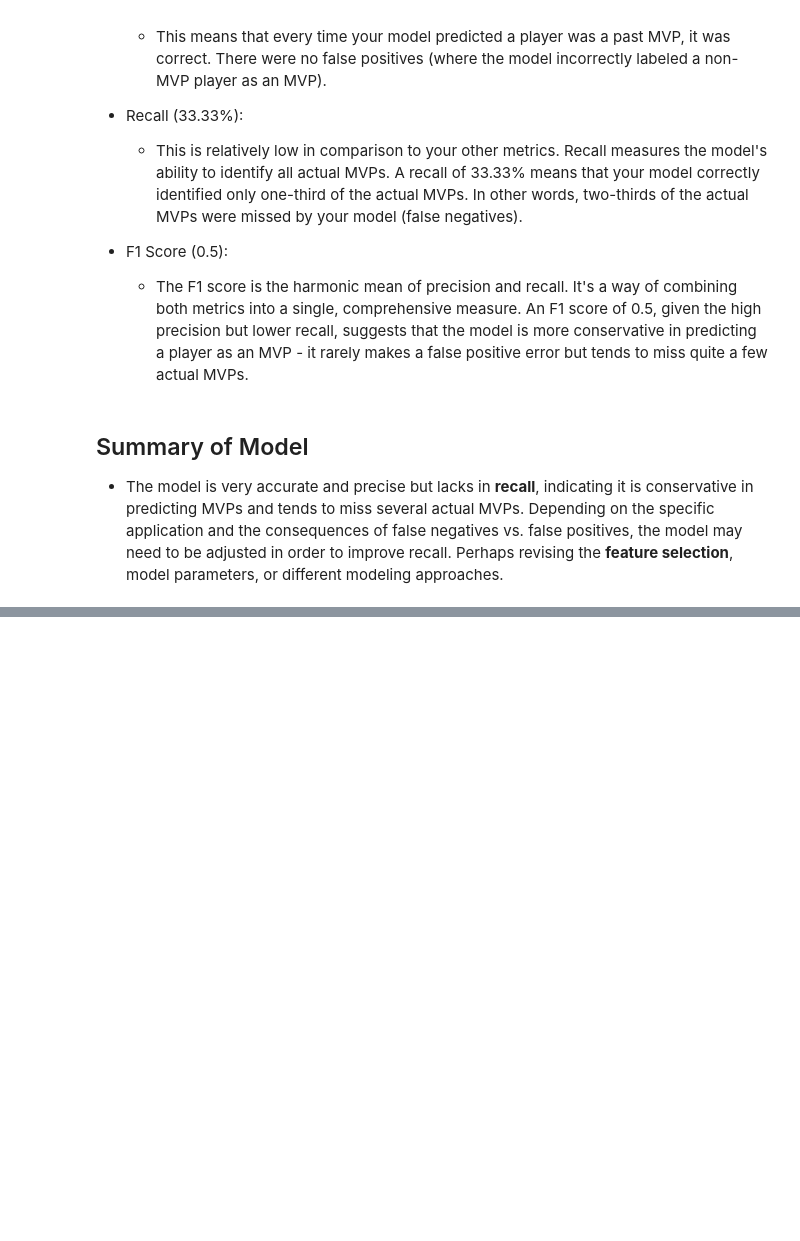
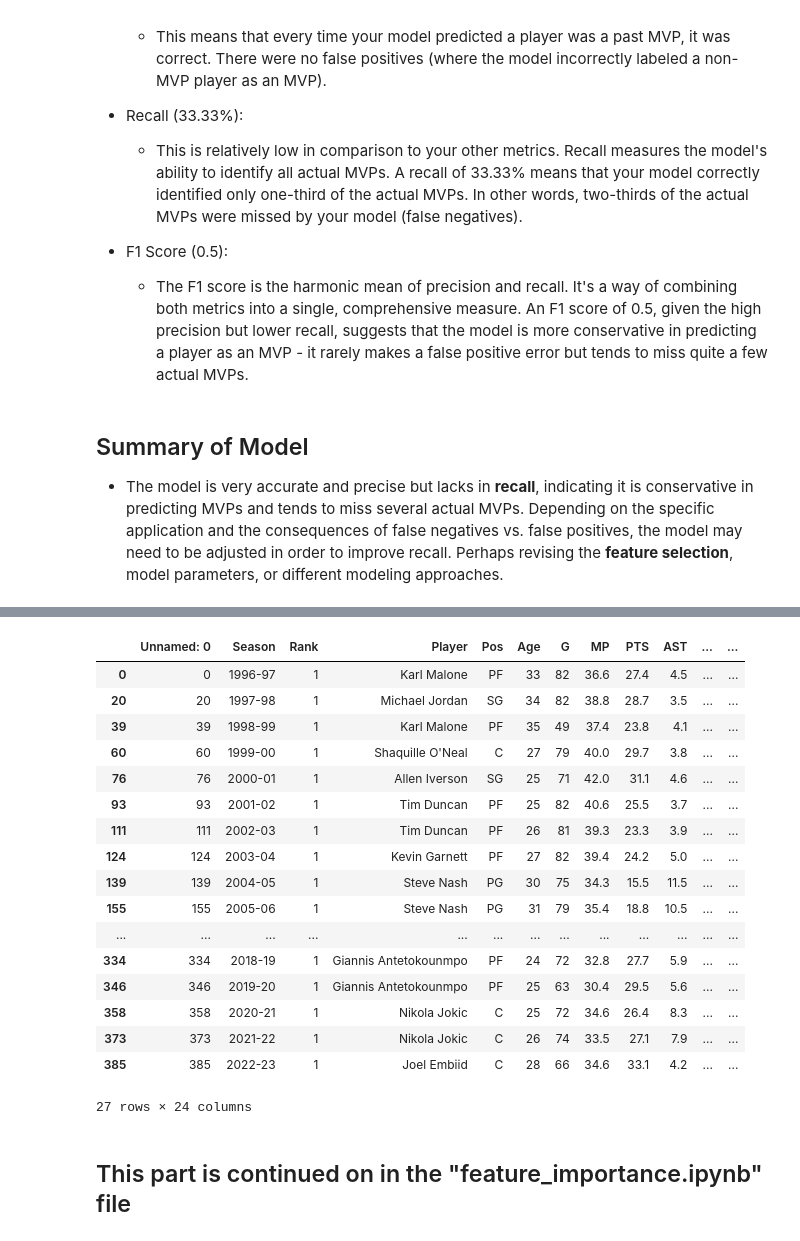
Before and after one commit to Hensonkk/Machine-Learning-NBA-MVP, a Jupyter notebook: sully_test_model/model_testing.ipynb, the cells around one changed output, grey strips where cells are left out. Saved outputs shown, nothing was run; the diff lists cells and outputs as text; code cells hidden in the pictures; blank space fills up the shorter version.

```diff
--- a/sully_test_model/ML_model_kaggle_data.ipynb
+++ b/sully_test_model/model_testing.ipynb
@@ -242,0 +245,4 @@ F1 Score: 0.5
+# %%
+file = "../Datasets/mvps_stats_all_seasons_revised.csv"
+data = pd.read_csv(file)
+df = pd.DataFrame(data)
@@ -242,0 +265,25 @@ F1 Score: 0.5
+# %%
+mvp_winner_by_season = df[df["MVP"] == 1]
+# %%
+mvp_winner_by_season
+# %% [output]
+|  | Unnamed: 0 | Season | Rank | Player | Pos | Age | G | MP | PTS | AST | ... | ... |
+| 0 | 0 | 1996-97 | 1 | Karl Malone | PF | 33 | 82 | 36.6 | 27.4 | 4.5 | ... | ... |
+| 20 | 20 | 1997-98 | 1 | Michael Jordan | SG | 34 | 82 | 38.8 | 28.7 | 3.5 | ... | ... |
+| 39 | 39 | 1998-99 | 1 | Karl Malone | PF | 35 | 49 | 37.4 | 23.8 | 4.1 | ... | ... |
+| 60 | 60 | 1999-00 | 1 | Shaquille O'Neal | C | 27 | 79 | 40.0 | 29.7 | 3.8 | ... | ... |
+| 76 | 76 | 2000-01 | 1 | Allen Iverson | SG | 25 | 71 | 42.0 | 31.1 | 4.6 | ... | ... |
+| 93 | 93 | 2001-02 | 1 | Tim Duncan | PF | 25 | 82 | 40.6 | 25.5 | 3.7 | ... | ... |
+| 111 | 111 | 2002-03 | 1 | Tim Duncan | PF | 26 | 81 | 39.3 | 23.3 | 3.9 | ... | ... |
+| 124 | 124 | 2003-04 | 1 | Kevin Garnett | PF | 27 | 82 | 39.4 | 24.2 | 5.0 | ... | ... |
+| 139 | 139 | 2004-05 | 1 | Steve Nash | PG | 30 | 75 | 34.3 | 15.5 | 11.5 | ... | ... |
+| 155 | 155 | 2005-06 | 1 | Steve Nash | PG | 31 | 79 | 35.4 | 18.8 | 10.5 | ... | ... |
+| ... | ... | ... | ... | ... | ... | ... | ... | ... | ... | ... | ... | ... |
+| 334 | 334 | 2018-19 | 1 | Giannis Antetokounmpo | PF | 24 | 72 | 32.8 | 27.7 | 5.9 | ... | ... |
+| 346 | 346 | 2019-20 | 1 | Giannis Antetokounmpo | PF | 25 | 63 | 30.4 | 29.5 | 5.6 | ... | ... |
+| 358 | 358 | 2020-21 | 1 | Nikola Jokic | C | 25 | 72 | 34.6 | 26.4 | 8.3 | ... | ... |
+| 373 | 373 | 2021-22 | 1 | Nikola Jokic | C | 26 | 74 | 33.5 | 27.1 | 7.9 | ... | ... |
+| 385 | 385 | 2022-23 | 1 | Joel Embiid | C | 28 | 66 | 34.6 | 33.1 | 4.2 | ... | ... |
+27 rows × 24 columns
+# %% [markdown]
+## This part is continued on in the "feature_importance.ipynb" file
```
Also changed, not shown: parts of 2 cells of this notebook, 2 other files.
